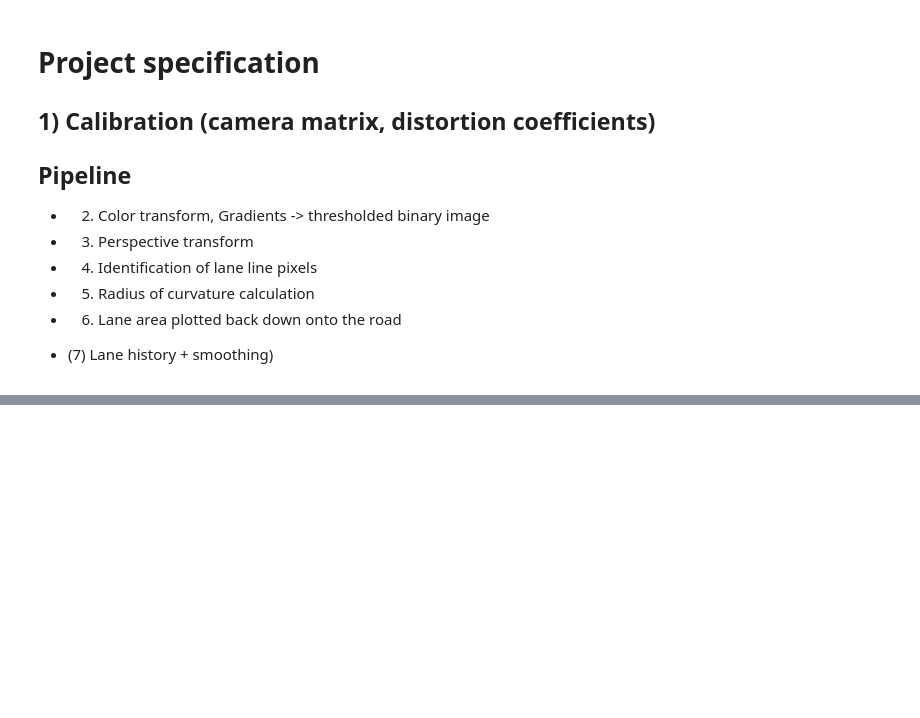
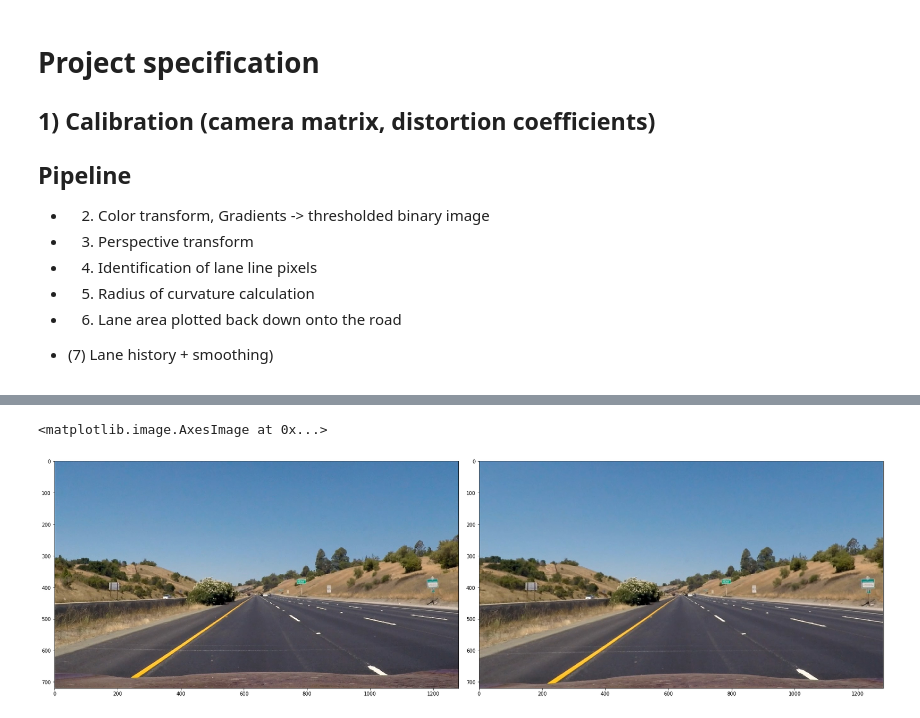
Before and after one commit to fstahl1/advanced_lane_finding, a Jupyter notebook: advanced_lane_finding.ipynb, the cells around one changed output, grey strips where cells are left out. Saved outputs shown, nothing was run; the diff lists cells and outputs as text; code cells hidden in the pictures; blank space fills up the shorter version.

```diff
--- a/advanced_lane_finding.ipynb
+++ b/advanced_lane_finding.ipynb
@@ -95,0 +102,14 @@ https://github.com/mithi/advanced-lane-detection
+# %%
+dist_img = mpimg.imread('test_images/straight_lines1.jpg')
+img_size = (img.shape[1], img.shape[0])
+
+undist_img = cv2.undistort(dist_img, mtx, dist_coeff, None, mtx)
+
+f, (ax1, ax2) = plt.subplots(1, 2, figsize=(24, 9))
+f.tight_layout()
+
+ax1.imshow(dist_img)
+ax2.imshow(undist_img)
+# %% [output]
+<matplotlib.image.AxesImage at 0x...>
+[figure, added]
```
Also changed, not shown: parts of 65 cells of this notebook, 1 other file.
